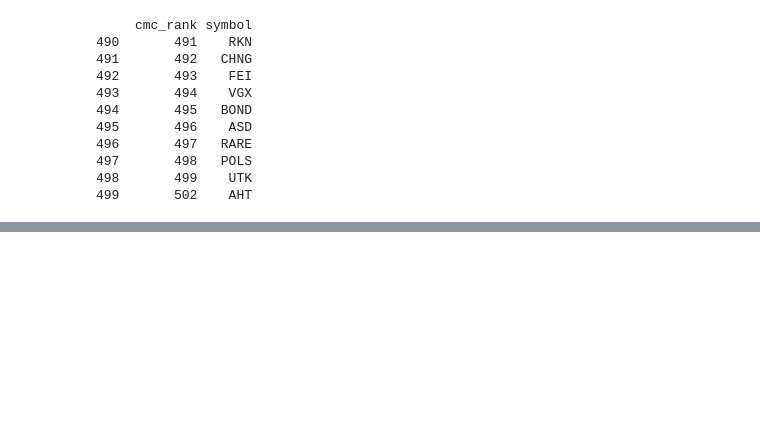
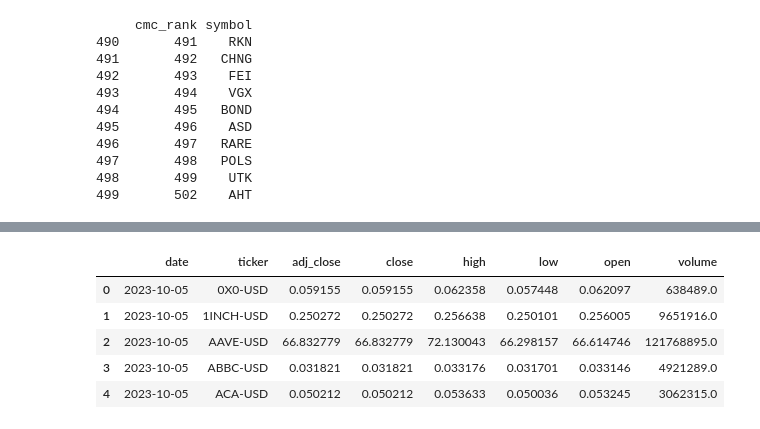
Before and after one commit to Okitrader/freecodecamp_agloML_crypto, a Jupyter notebook: FCCalgoML_crypto.ipynb, the cells around one changed output, grey strips where cells are left out. Drawn from its saved outputs; the diff is of its cells as text; code cells hidden in the pictures; blank space fills up the shorter version.

```diff
--- a/FCCalgoML_crypto.ipynb
+++ b/FCCalgoML_crypto.ipynb
@@ -116,0 +245,10 @@ print(top_500_crypto.tail(10))
+# %%
+df.columns = df.columns.str.lower()
+df.head()
+# %% [output]
+|  | date | ticker | adj_close | close | high | low | open | volume |
+| 0 | 2023-10-05 | 0X0-USD | 0.059155 | 0.059155 | 0.062358 | 0.057448 | 0.062097 | 638489.0 |
+| 1 | 2023-10-05 | 1INCH-USD | 0.250272 | 0.250272 | 0.256638 | 0.250101 | 0.256005 | 9651916.0 |
+| 2 | 2023-10-05 | AAVE-USD | 66.832779 | 66.832779 | 72.130043 | 66.298157 | 66.614746 | 121768895.0 |
+| 3 | 2023-10-05 | ABBC-USD | 0.031821 | 0.031821 | 0.033176 | 0.031701 | 0.033146 | 4921289.0 |
+| 4 | 2023-10-05 | ACA-USD | 0.050212 | 0.050212 | 0.053633 | 0.050036 | 0.053245 | 3062315.0 |
```
Also changed, not shown: parts of 6 cells of this notebook.
